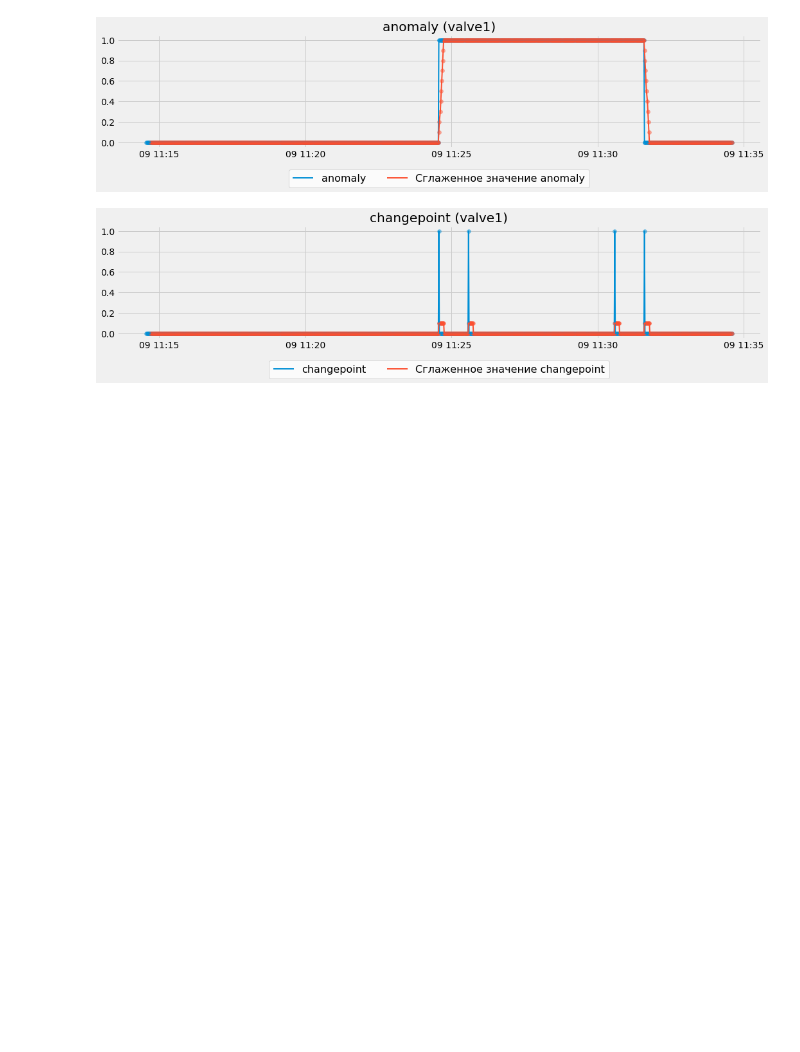
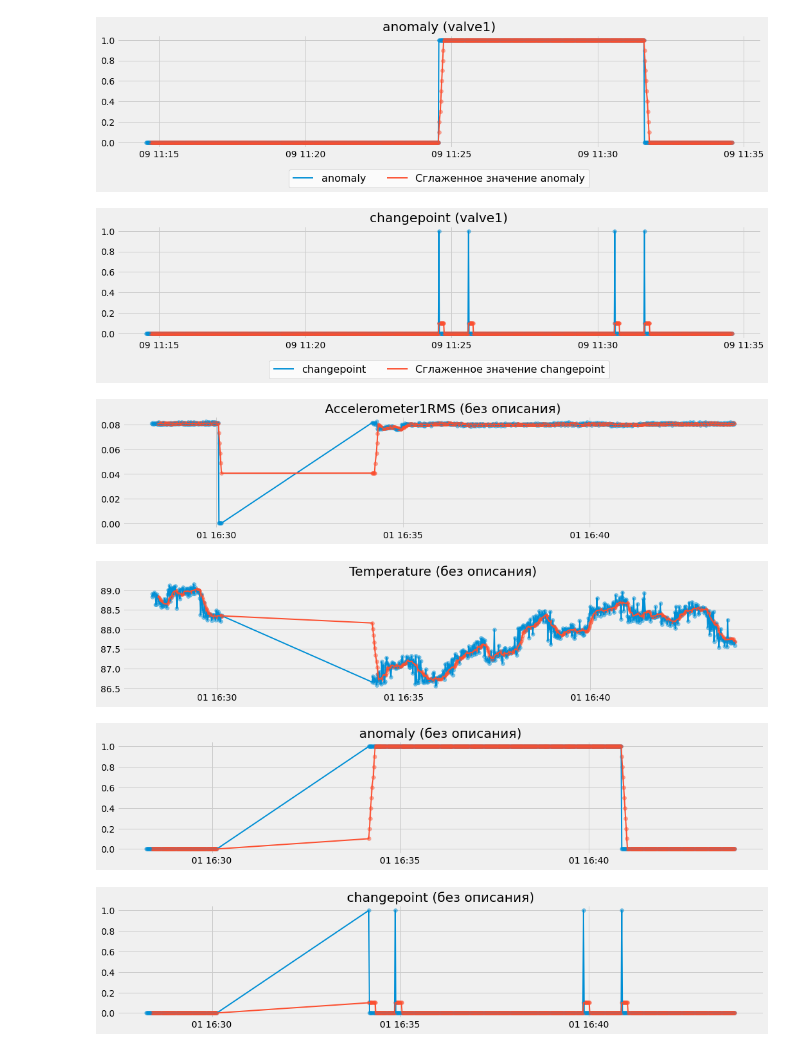
Before and after one commit to addicted-by/predictive_analysis, a Jupyter notebook: MM.ipynb, the cells around one changed output. Cells and saved outputs as stored; diff of their text form; code cells hidden in the pictures; blank space fills up the shorter version.

```diff
--- a/MM.ipynb
+++ b/MM.ipynb
@@ -229,3 +231,13 @@ for column in valve1_data[0].columns:
 [figure]
 [figure]
 [figure]
+# %%
+columns = ['Accelerometer1RMS', 'Temperature', 'anomaly', 'changepoint']
+for column in columns:
+    fast_plot(other_data[3][column], title=column + ' (без описания)', figsize=(16, 3))
+    fast_plot(other_data[3][column], rolling=10, new_figure=False)
+# %% [output]
+[figure, added]
+[figure, added]
+[figure, added]
+[figure, added]
```
Also changed, not shown: parts of 4 cells of this notebook.
